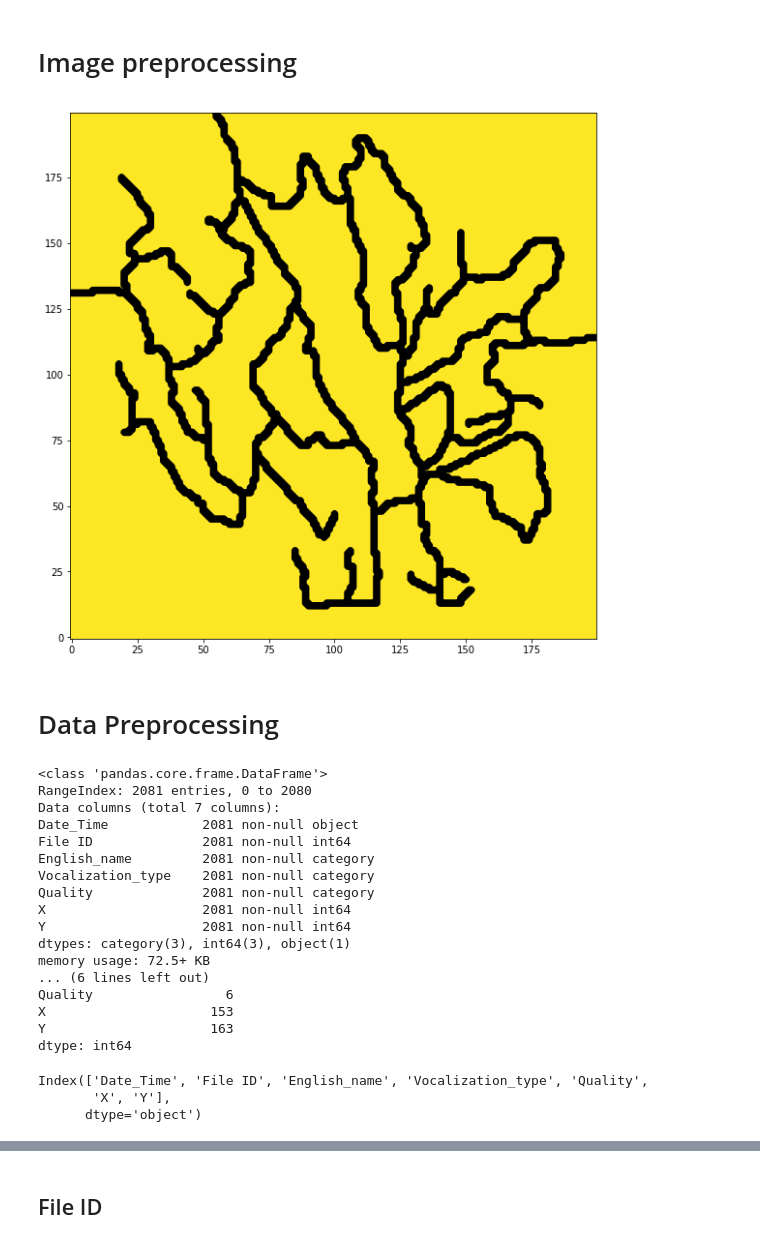
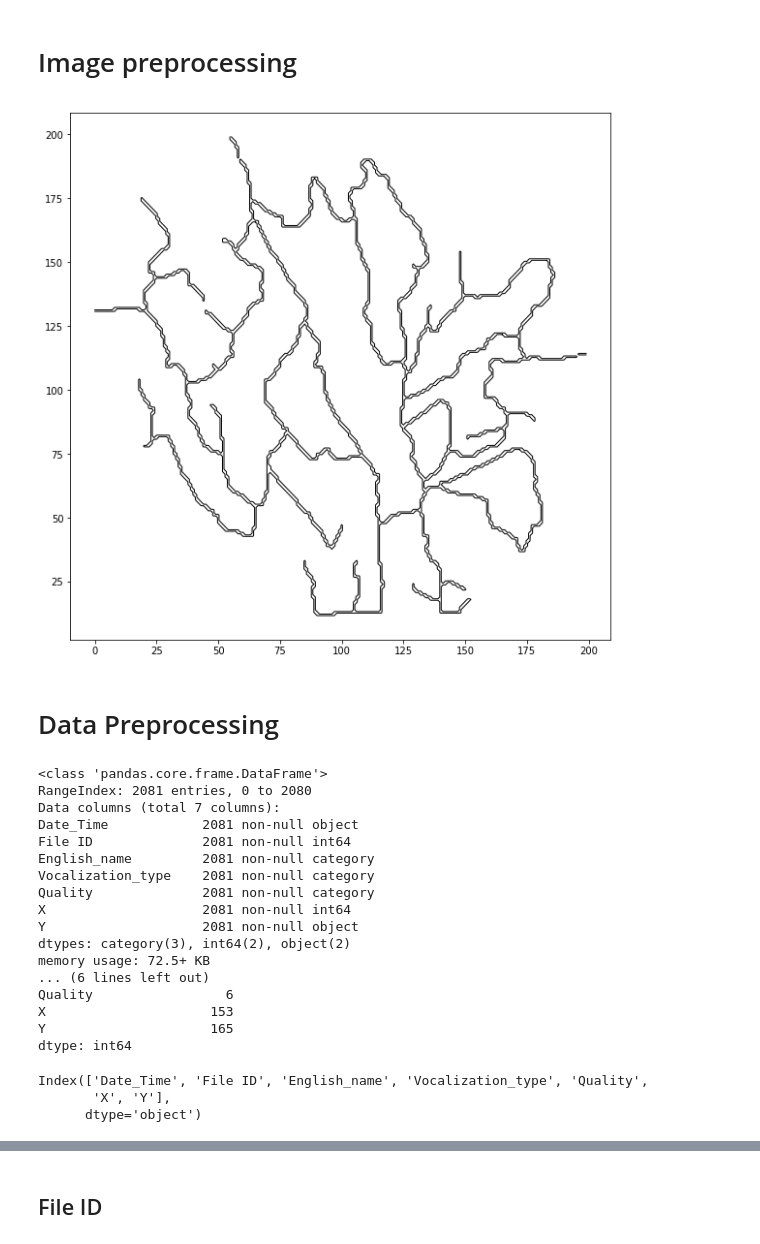
Before and after one commit to zhufangda/Telecom_Paristech-3rd_year, a Jupyter notebook: DATA920_Visualization/2018 Mini-Challenge 1/Assignment_1.ipynb, the cells around one changed output, grey strips where cells are left out. Cells and saved outputs as stored; diff of their text form; code cells hidden in the pictures.

```diff
--- a/DATA920_Visualization/2018 Mini-Challenge 1/Assignment_1.ipynb
+++ b/DATA920_Visualization/2018 Mini-Challenge 1/Assignment_1.ipynb
@@ -35,11 +33,12 @@ for i in range(img.shape[0]):
 contours = measure.find_contours(map_line, 0.3, fully_connected='high')
 # %%
 fig, ax = plt.subplots(figsize=(10,10))
-plt.imshow(map_line, origin='low')
+# plt.imshow(map_line, origin='low')
 for n, contour in enumerate(contours):
-    ax.plot(contour[:, 1], contour[:, 0], linewidth=6, color='black', zorder=2)
+    ax.plot(contour[:, 1], contour[:, 0], linewidth=1, color='black', zorder=2)
+plt.show()
 # %% [output]
-[figure, old version]
+[figure, new version]
 # %% [markdown]
 # Data Preprocessing
 # %%
@@ -53,7 +52,8 @@ all_birds = pd.read_csv('AllBirdsv4.csv',
 #                         na_values=sentinels,
                         dtype=types,
                         converters=converters,
-                        parse_dates=[[5,4]])
+                        parse_dates=[[5,4]],
+                       dayfirst=True)
 all_birds['Vocalization_type'] = all_birds['Vocalization_type'].astype('category')
 
 all_birds.info()
@@ -69,13 +69,13 @@ English_name         2081 non-null category
 Vocalization_type    2081 non-null category
 Quality              2081 non-null category
 X                    2081 non-null int64
-Y                    2081 non-null int64
-dtypes: category(3), int64(3), object(1)
+Y                    2081 non-null object
+dtypes: category(3), int64(2), object(2)
 memory usage: 72.5+ KB
 ... (6 lines left out)
 Quality                 6
 X                     153
-Y                     163
+Y                     165
 dtype: int64
 Index(['Date_Time', 'File ID', 'English_name', 'Vocalization_type', 'Quality',
        'X', 'Y'],
```
Also changed, not shown: parts of 2 cells of this notebook, 8 other files.
